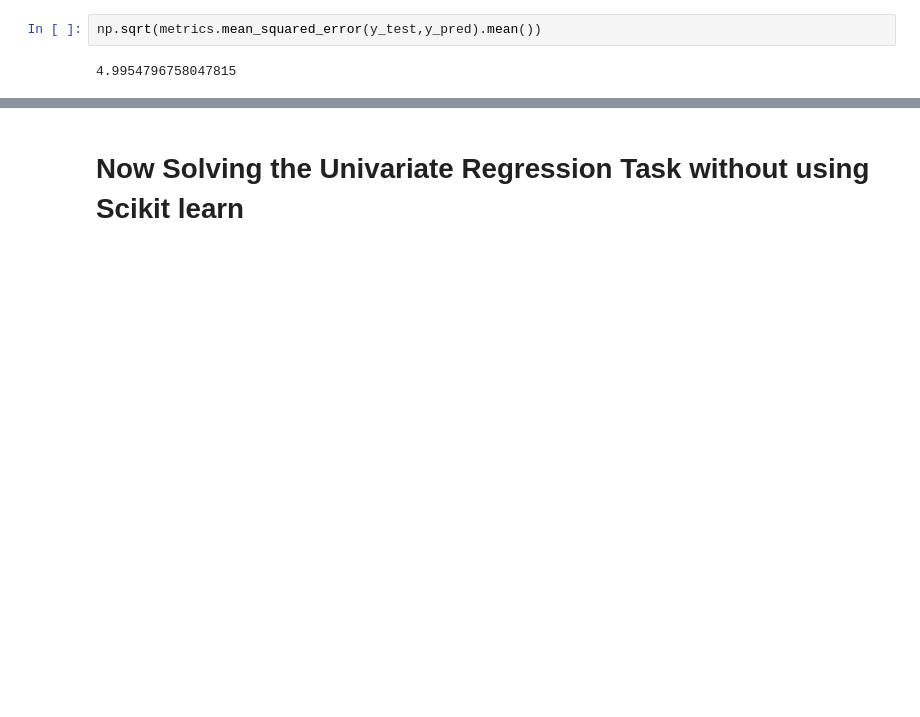
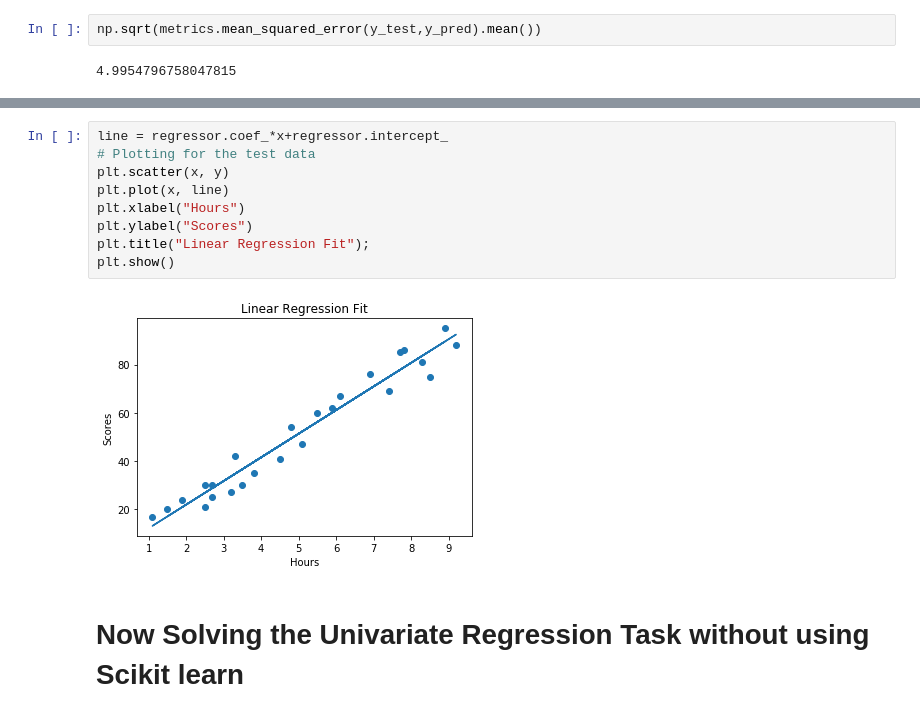
Before and after one commit to prajwal-kv/The-Spark-Foundation, a Jupyter notebook: Spark_Task_1_ simple_linear_regression_task_Prajwal_KV.ipynb, the cells around one changed output, grey strips where cells are left out. Cells and saved outputs as stored; diff of their text form; blank space fills up the shorter version.

```diff
--- a/Spark_Task_1_ simple_linear_regression_task_Prajwal_KV.ipynb
+++ b/Spark_Task_1_ simple_linear_regression_task_Prajwal_KV.ipynb
@@ -198,3 +199,14 @@ np.sqrt(metrics.mean_squared_error(y_test,y_pred).mean())
+# %%
+line = regressor.coef_*x+regressor.intercept_
+# Plotting for the test data
+plt.scatter(x, y)
+plt.plot(x, line)
+plt.xlabel("Hours")
+plt.ylabel("Scores")
+plt.title("Linear Regression Fit");
+plt.show()
+# %% [output]
+[figure, added]
 # %% [markdown]
 # Now Solving the Univariate Regression Task without using Scikit learn
 # %%
```
Also changed, not shown: parts of 5 cells of this notebook.
